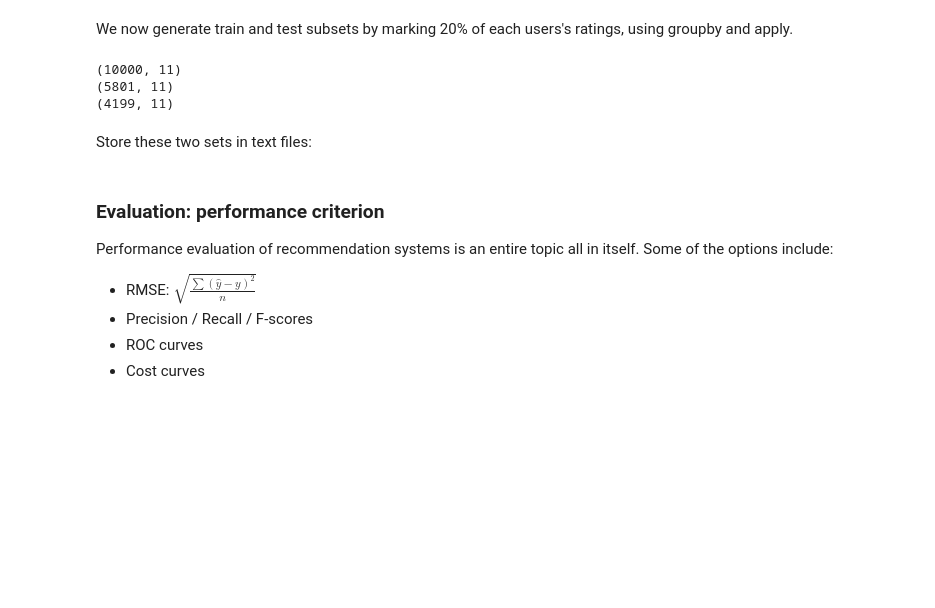
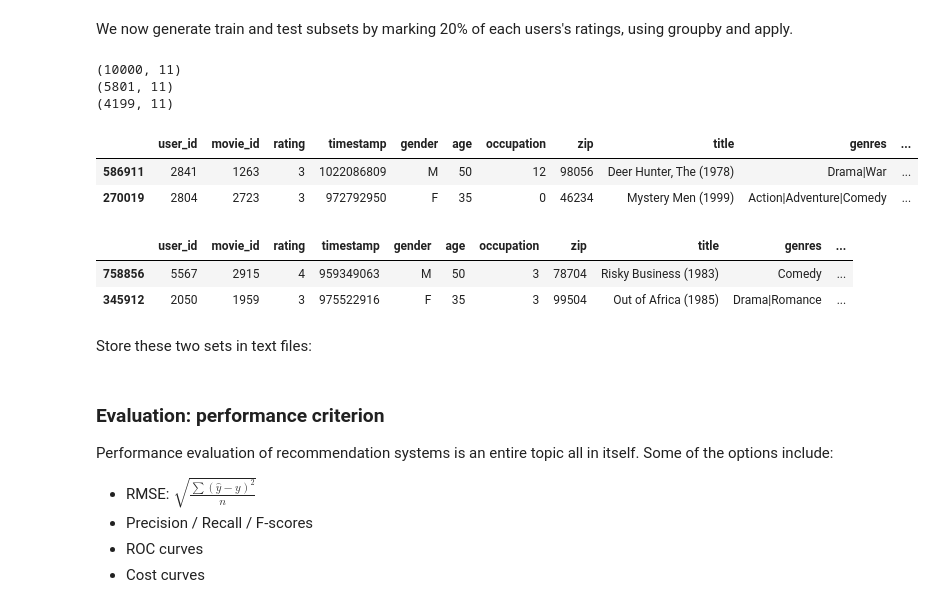
Before and after one commit to JasonCaldwellMBA/Building_A_Recommendation_System, a Jupyter notebook: pycon.ipynb, the cells around one changed output. Cells and saved outputs as stored; diff of their text form; code cells hidden in the pictures; blank space fills up the shorter version.

```diff
--- a/pycon.ipynb
+++ b/pycon.ipynb
@@ -596,6 +604,18 @@ assert len(movielens_train.index & movielens_test.index) == 0
 (10000, 11)
 (5801, 11)
 (4199, 11)
+# %%
+movielens_test.head(2)
+# %% [output]
+|  | user_id | movie_id | rating | timestamp | gender | age | occupation | zip | title | genres | ... |
+| 586911 | 2841 | 1263 | 3 | 1022086809 | M | 50 | 12 | 98056 | Deer Hunter, The (1978) | Drama|War | ... |
+| 270019 | 2804 | 2723 | 3 | 972792950 | F | 35 | 0 | 46234 | Mystery Men (1999) | Action|Adventure|Comedy | ... |
+# %%
+movielens_train.head(2)
+# %% [output]
+|  | user_id | movie_id | rating | timestamp | gender | age | occupation | zip | title | genres | ... |
+| 758856 | 5567 | 2915 | 4 | 959349063 | M | 50 | 3 | 78704 | Risky Business (1983) | Comedy | ... |
+| 345912 | 2050 | 1959 | 3 | 975522916 | F | 35 | 3 | 99504 | Out of Africa (1985) | Drama|Romance | ... |
 # %% [markdown]
 Store these two sets in text files:
 # %%
```
Also changed, not shown: parts of 6 cells of this notebook.
